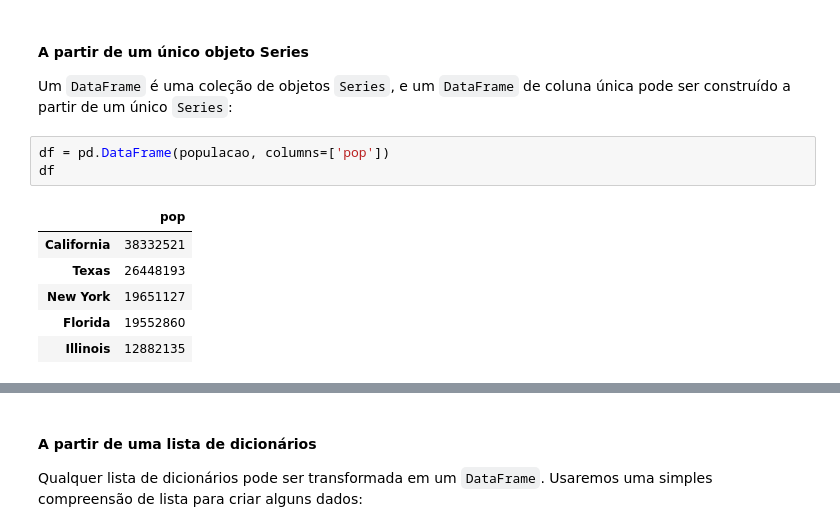
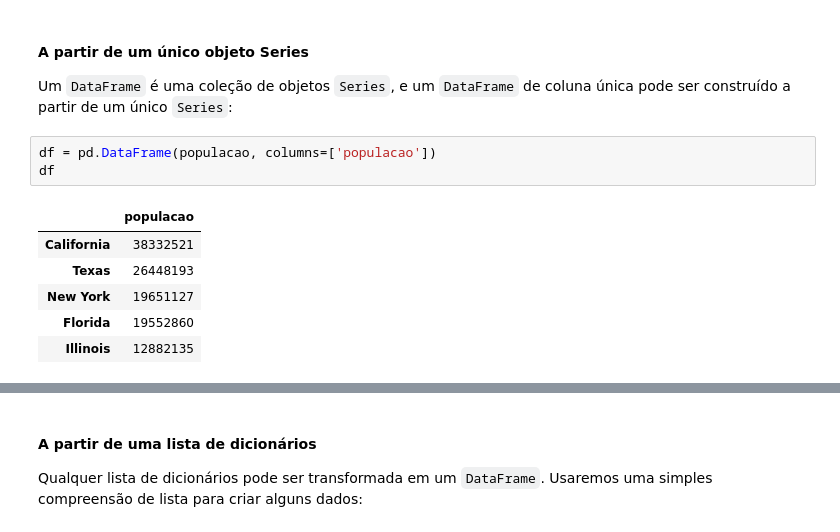
Before and after one commit to Hericson/Ciencia-de-Dados-Capacita-Brasil, a Jupyter notebook: Aula06-Programação aplicada à ciência de dados I.ipynb, the cells around one changed output, grey strips where cells are left out. Saved outputs shown, nothing was run; the diff lists cells and outputs as text.

```diff
--- a/Aula06-Programação aplicada à ciência de dados I.ipynb
+++ b/Aula06-Programação aplicada à ciência de dados I.ipynb
@@ -903,10 +895,10 @@ Um `DataFrame` do Pandas pode ser construído de várias maneiras. Veja alguns e
 
 Um `DataFrame` é uma coleção de objetos `Series`, e um `DataFrame` de coluna única pode ser construído a partir de um único `Series`:
 # %%
-df = pd.DataFrame(populacao, columns=['pop'])
+df = pd.DataFrame(populacao, columns=['populacao'])
 df
 # %% [output]
-|  | pop |
+|  | populacao |
 | California | 38332521 |
 | Texas | 26448193 |
 | New York | 19651127 |
```
Also changed, not shown: parts of 79 cells of this notebook, 5 other files.
